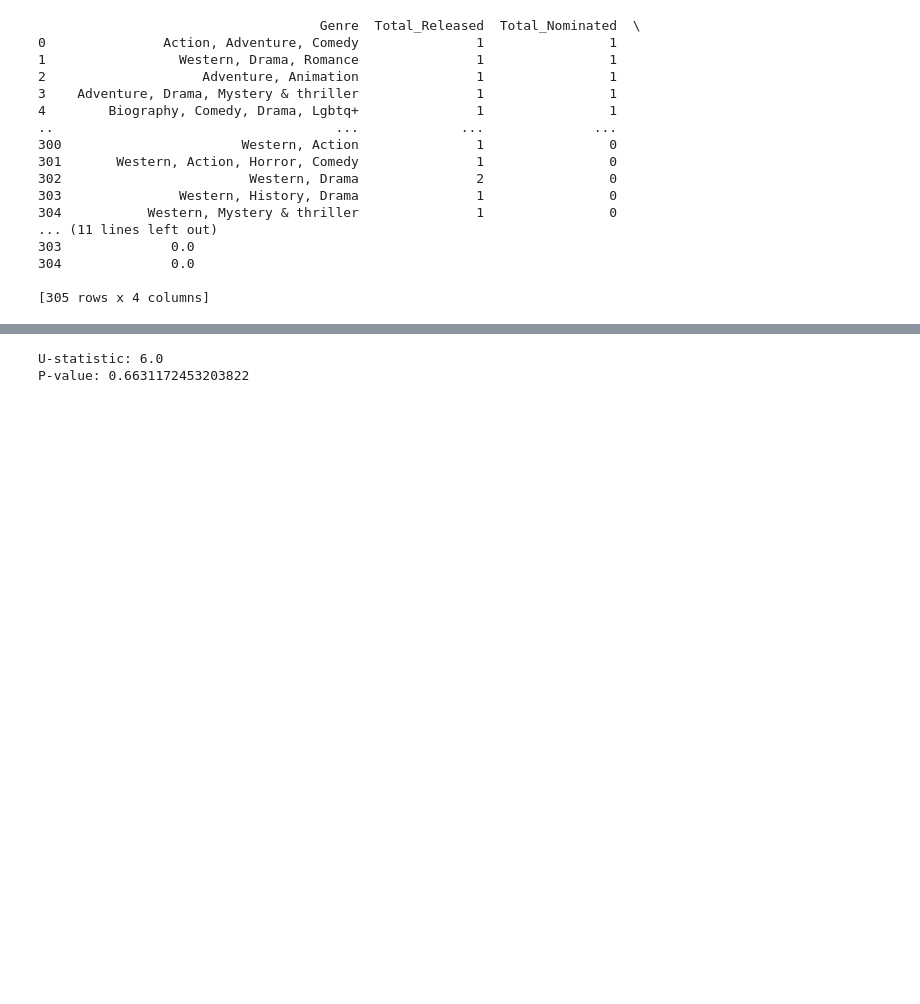
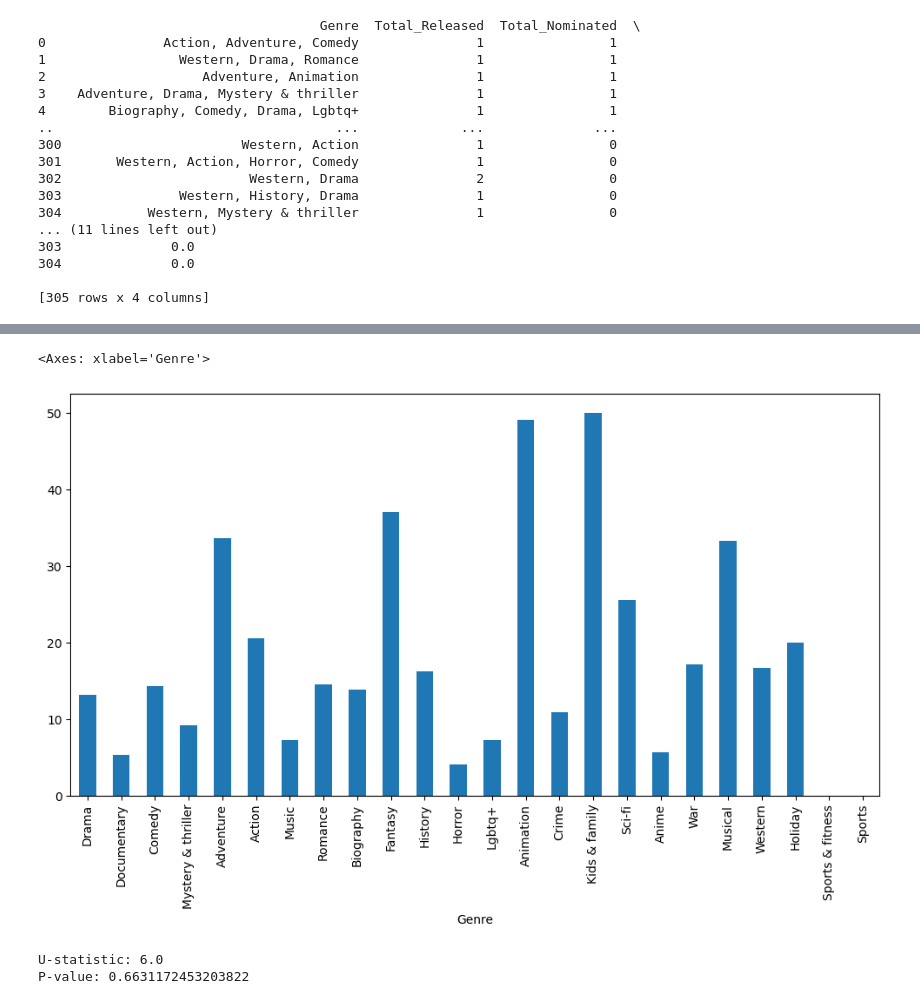
Before and after one commit to maggie63/cpsc368_group19, a Jupyter notebook: phase-3.ipynb, the cells around one changed output, grey strips where cells are left out. Cells and saved outputs as stored; diff of their text form; code cells hidden in the pictures; blank space fills up the shorter version.

```diff
--- a/phase-3.ipynb
+++ b/phase-3.ipynb
@@ -129,3 +138,13 @@ plt.show()
+# %%
+# Bar chart: Proportion of Nominated films from the Total Released - Query 2
+genre_summary['Nomination_Rate'] = (
+    genre_summary['Total_Nominated'] / genre_summary['Total_Released'] * 100
+)
+
+genre_summary.set_index('Genre')['Nomination_Rate'].plot(kind='bar', figsize=(12,6))
+# %% [output]
+<Axes: xlabel='Genre'>
+[figure, added]
 # %%
 # Query 3
 cur.execute("""
```
Also changed, not shown: parts of 3 cells of this notebook.
